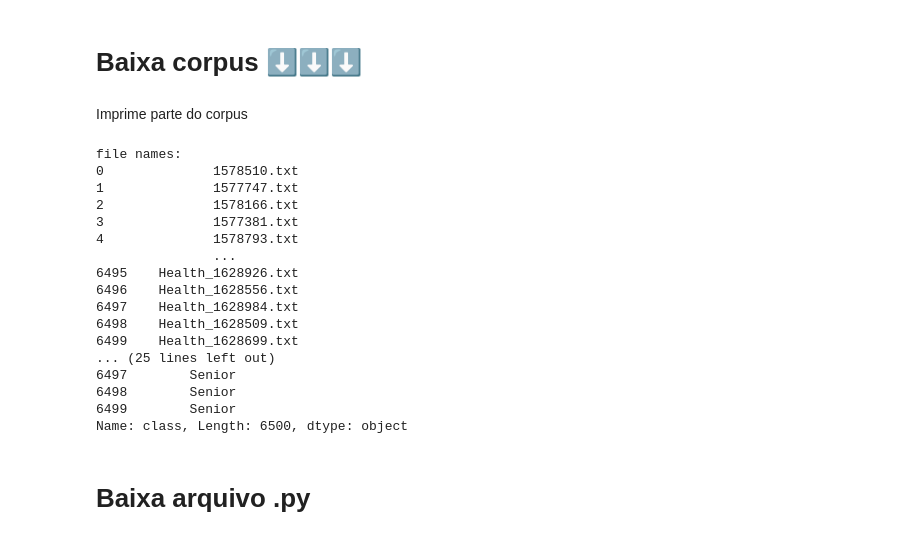
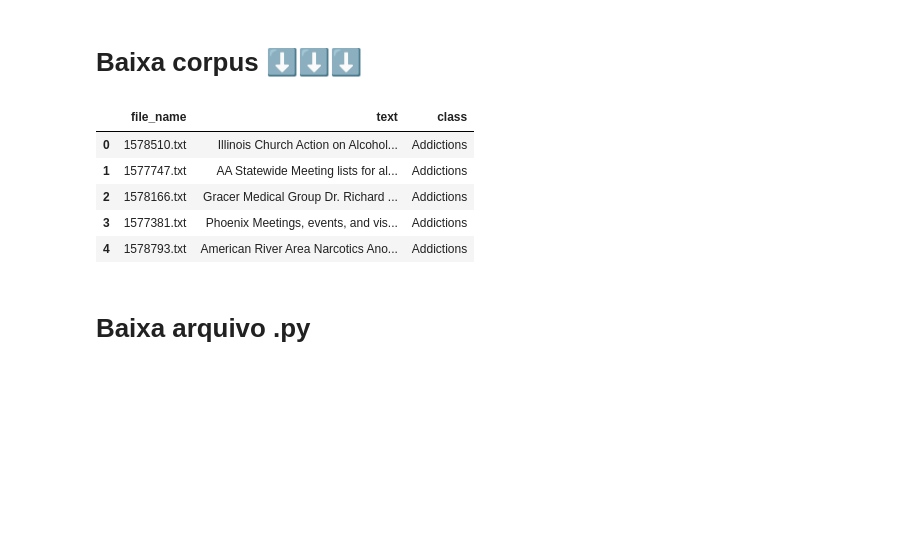
Before and after one commit to AngryLeaderBB/NLP_class_2024, a Jupyter notebook: Atividade_3/test_data1.ipynb, the cells around one changed output. Cells and saved outputs as stored; diff of their text form; code cells hidden in the pictures; blank space fills up the shorter version.

```diff
--- a/Atividade_3/test_data1.ipynb
+++ b/Atividade_3/test_data1.ipynb
@@ -5,53 +5,37 @@
 # %%
 import os
 import zipfile
 import pandas as pd
 
 data_path = "data"
 if not os.path.exists(data_path):
   # Baixa arquivo corpus.zip
   url = "https://raw.githubusercontent.com/AngryLeaderBB/NLP_class_2024/refs/" \
         "heads/main/Atividade_3/csvs.zip"
   cmd = ! wget {url}
 
   # Extrai corpus.zip na pasta corpus
   with zipfile.ZipFile("csvs.zip", 'r') as zip_ref:
       zip_ref.extractall(".")
 
   # Renomea a pasta csvs para data
   os.rename("csvs", data_path)
 
   # Exclui arquivo corpus.zip
   os.remove("csvs.zip")
 
 csv_path = data_path + "/Dmoz-Health.csv"
 
 # Carrega o csv no path csv_path
 data = pd.read_csv(csv_path)
+data.head()
+# %% [output]
+|  | file_name | text | class |
+| 0 | 1578510.txt | Illinois Church Action on Alcohol... | Addictions |
+| 1 | 1577747.txt | AA Statewide Meeting lists for al... | Addictions |
+| 2 | 1578166.txt | Gracer Medical Group Dr. Richard ... | Addictions |
+| 3 | 1577381.txt | Phoenix Meetings, events, and vis... | Addictions |
+| 4 | 1578793.txt | American River Area Narcotics Ano... | Addictions |
-# %% [markdown]
-Imprime parte do corpus
-# %%
-print(f'file names:\n{data["file_name"]}\n----------')
-print(f'texts:\n{data["text"]}\n----------')
-print(f'classes:\n{data["class"]}')
-# %% [output]
-file names:
-0              1578510.txt
-1              1577747.txt
-2              1578166.txt
-3              1577381.txt
-4              1578793.txt
-               ...
-6495    Health_1628926.txt
-6496    Health_1628556.txt
-6497    Health_1628984.txt
-6498    Health_1628509.txt
-6499    Health_1628699.txt
-... (25 lines left out)
-6497        Senior
-6498        Senior
-6499        Senior
-Name: class, Length: 6500, dtype: object
 # %% [markdown]
 # Baixa arquivo .py
 # %%
```
Also changed, not shown: parts of 5 cells of this notebook, 2 other files.
